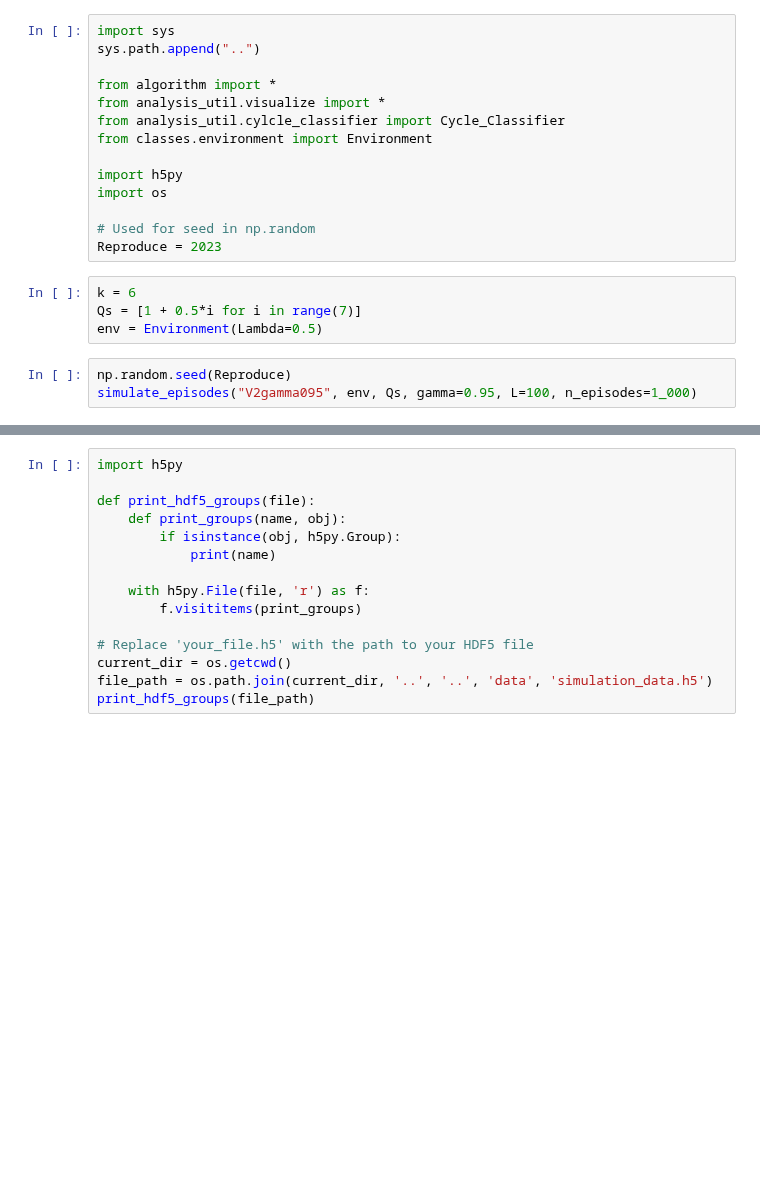
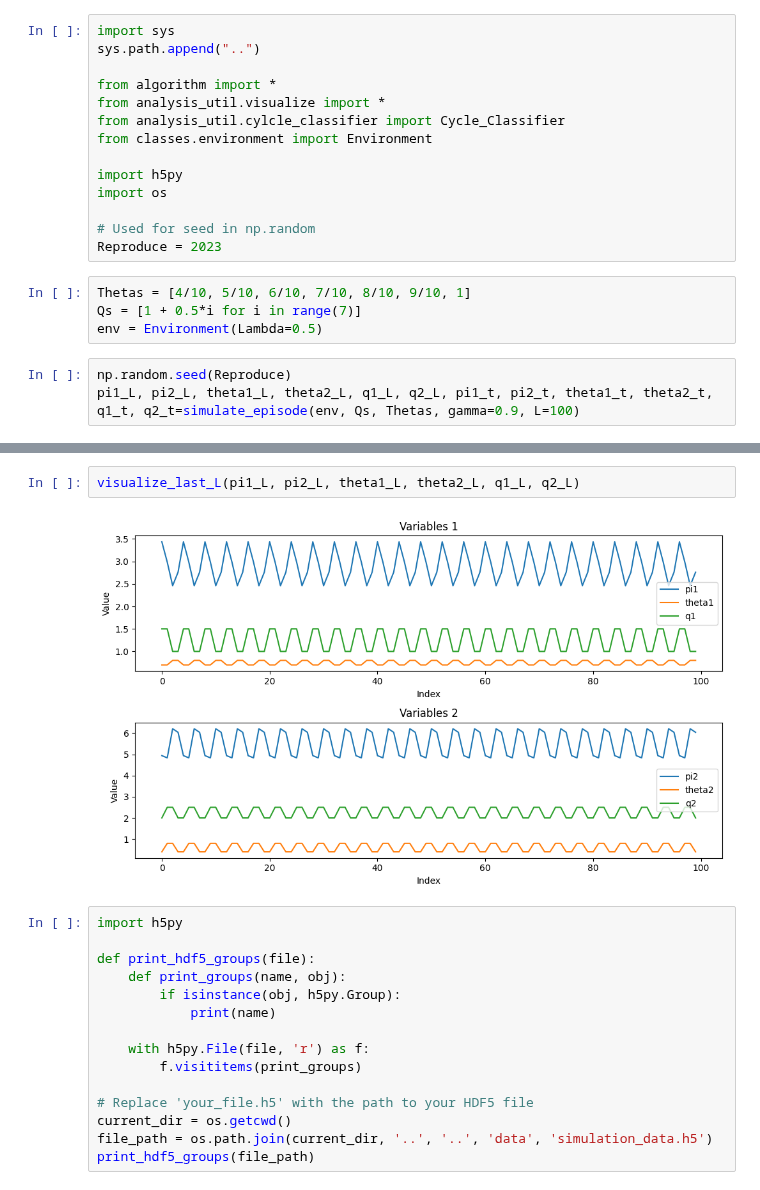
Before and after one commit to WouterBant/Algorithmic-Collusion-an-Experimental-Study, a Jupyter notebook: src/runs/other.ipynb, the cells around one changed output, grey strips where cells are left out. Drawn from its saved outputs; the diff is of its cells as text; blank space fills up the shorter version.

```diff
--- a/src/runs/other.ipynb
+++ b/src/runs/other.ipynb
@@ -13,9 +13,9 @@ import os
 # Used for seed in np.random
 Reproduce = 2023
 # %%
-k = 6
+Thetas = [4/10, 5/10, 6/10, 7/10, 8/10, 9/10, 1]
 Qs = [1 + 0.5*i for i in range(7)]
 env = Environment(Lambda=0.5)
 # %%
 np.random.seed(Reproduce)
-simulate_episodes("V2gamma095", env, Qs, gamma=0.95, L=100, n_episodes=1_000)
+pi1_L, pi2_L, theta1_L, theta2_L, q1_L, q2_L, pi1_t, pi2_t, theta1_t, theta2_t, q1_t, q2_t=simulate_episode(env, Qs, Thetas, gamma=0.9, L=100)
@@ -22,3 +46,7 @@ simulate_episodes("V2gamma095", env, Qs, gamma=0.95, L=100, n_episodes=1_000)
+# %%
+visualize_last_L(pi1_L, pi2_L, theta1_L, theta2_L, q1_L, q2_L)
+# %% [output]
+[figure, added]
 # %%
 import h5py
 
```
Also changed, not shown: parts of 5 cells of this notebook, 3 other files.
